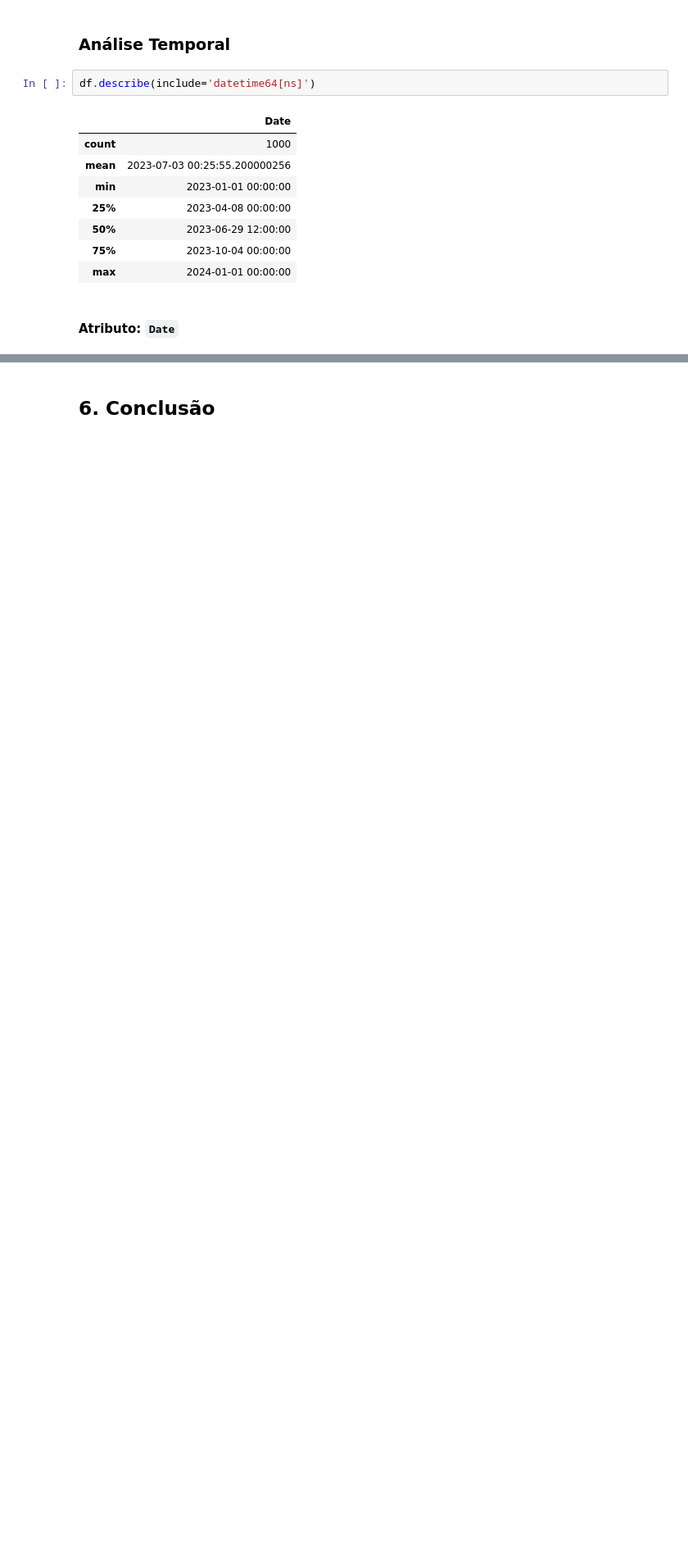
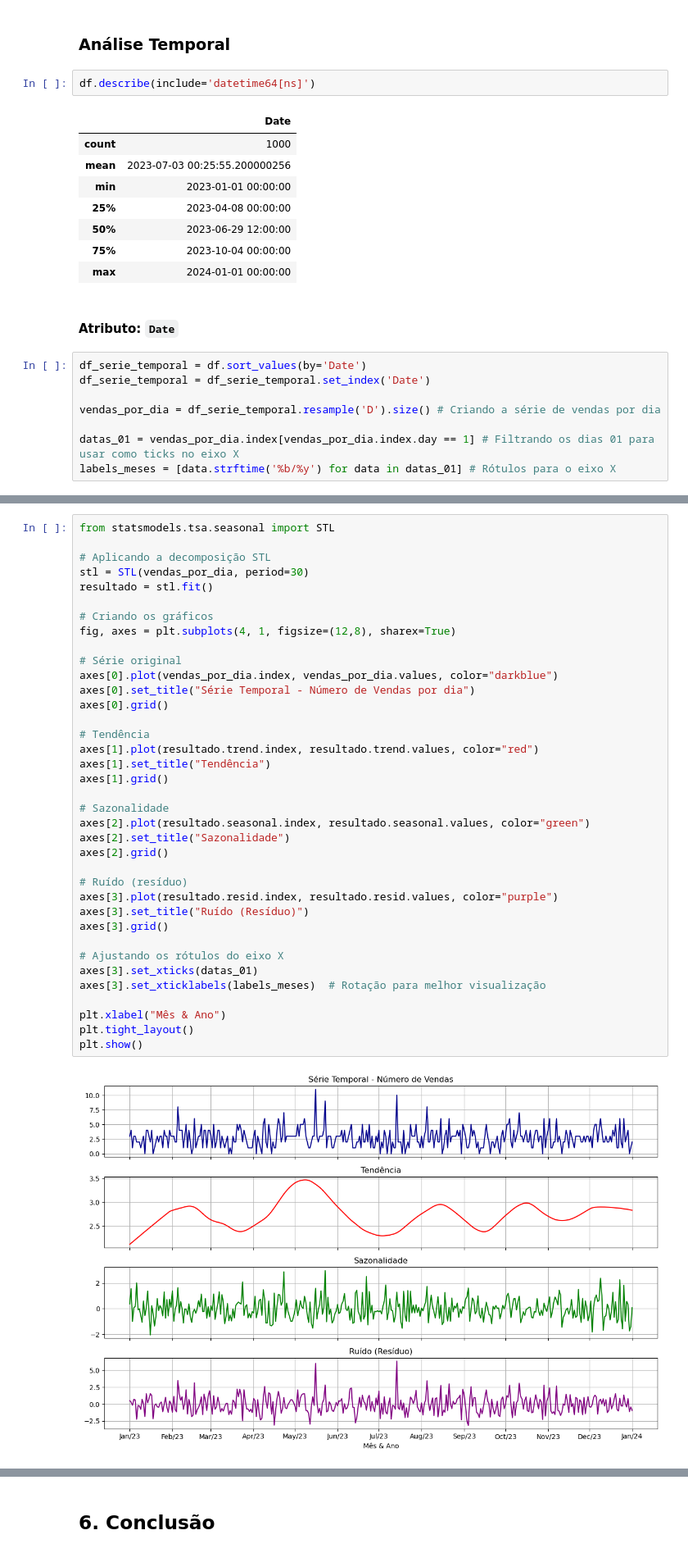
Before and after one commit to DevBrunoP/AED-Retail-Sales-Dataset, a Jupyter notebook: AED - Dados Varejo.ipynb, the cells around one changed output, grey strips where cells are left out. Shown at 82% size. Drawn from its saved outputs; the diff is of its cells as text; blank space fills up the shorter version.

Commit message:
Adicionando a última sessão: Análise Temporal

````diff
--- a/AED - Dados Varejo.ipynb
+++ b/AED - Dados Varejo.ipynb
@@ -725,3 +742,11 @@ df.describe(include='datetime64[ns]')
 | max | 2024-01-01 00:00:00 |
 # %% [markdown]
 #### Atributo: ```Date```
+# %%
+df_serie_temporal = df.sort_values(by='Date')
+df_serie_temporal = df_serie_temporal.set_index('Date')
+
+vendas_por_dia = df_serie_temporal.resample('D').size() # Criando a série de vendas por dia
+
+datas_01 = vendas_por_dia.index[vendas_por_dia.index.day == 1] # Filtrando os dias 01 para usar como ticks no eixo X
+labels_meses = [data.strftime('%b/%y') for data in datas_01] # Rótulos para o eixo X
@@ -727,0 +755,39 @@ df.describe(include='datetime64[ns]')
+# %%
+from statsmodels.tsa.seasonal import STL
+
+# Aplicando a decomposição STL
+stl = STL(vendas_por_dia, period=30)
+resultado = stl.fit()
+
+# Criando os gráficos
+fig, axes = plt.subplots(4, 1, figsize=(12,8), sharex=True)
+
+# Série original
+axes[0].plot(vendas_por_dia.index, vendas_por_dia.values, color="darkblue")
+axes[0].set_title("Série Temporal - Número de Vendas por dia")
+axes[0].grid()
+
+# Tendência
+axes[1].plot(resultado.trend.index, resultado.trend.values, color="red")
+axes[1].set_title("Tendência")
+axes[1].grid()
+
+# Sazonalidade
+axes[2].plot(resultado.seasonal.index, resultado.seasonal.values, color="green")
+axes[2].set_title("Sazonalidade")
+axes[2].grid()
+
+# Ruído (resíduo)
+axes[3].plot(resultado.resid.index, resultado.resid.values, color="purple")
+axes[3].set_title("Ruído (Resíduo)")
+axes[3].grid()
+
+# Ajustando os rótulos do eixo X
+axes[3].set_xticks(datas_01)
+axes[3].set_xticklabels(labels_meses)  # Rotação para melhor visualização
+
+plt.xlabel("Mês & Ano")
+plt.tight_layout()
+plt.show()
+# %% [output]
+[figure, added]
````
Also changed, not shown: parts of 20 cells of this notebook.
